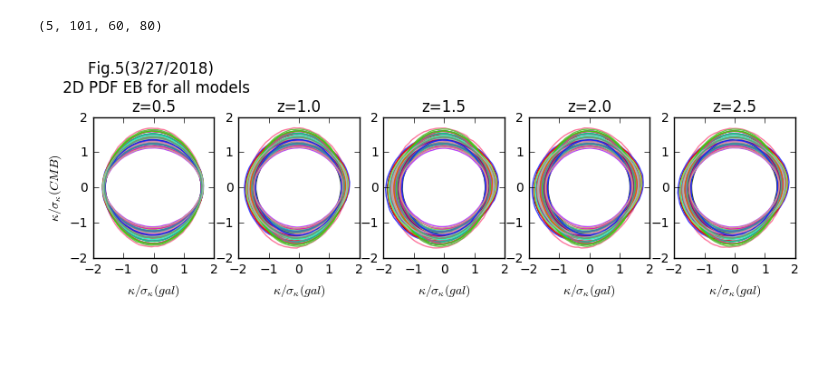
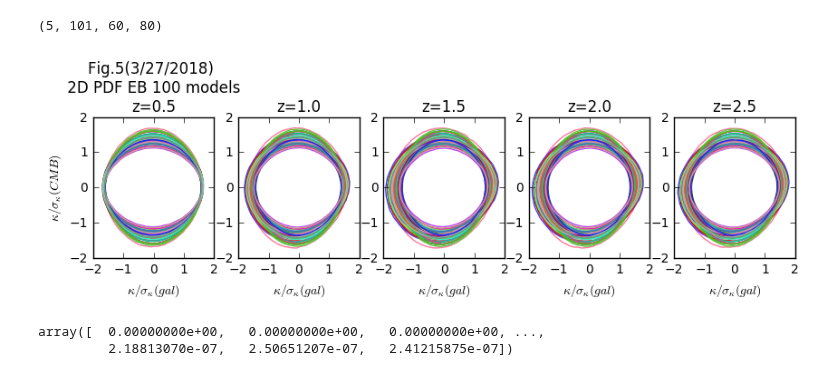
Before and after one commit to liuxx479/PDFs, a Jupyter notebook: PDFs.ipynb, the cells around one changed output. Drawn from its saved outputs; the diff is of its cells as text; code cells hidden in the pictures; blank space fills up the shorter version.

```diff
--- a/PDFs.ipynb
+++ b/PDFs.ipynb
@@ -92,21 +92,21 @@ pdf2debI.shape
 # %%
 f, axes = subplots(1,5,figsize=(10,2))
 for iz in range(5):
     seed(45)
     for ipdf2ds in pdf2debN[iz]:
         icolor=[rand(3),]
         ilev=WLanalysis.findlevel(ipdf2ds)
         axes[iz].contour(X, Y, ipdf2ds, levels=[ilev[0],],colors=icolor)
     axes[iz].set_title('z=%.1f'%(z_source[iz]))
     axes[iz].set_xlim(-2,2)
     axes[iz].set_ylim(-2,2)
     axes[iz].locator_params(tight=True, nbins=4)
     axes[iz].set_xlabel(r'$\kappa/\sigma_\kappa (gal)$')
 
 ax1=axes[0]
 ax1.legend(loc=0,frameon=0, fontsize=10)
 ax1.set_ylabel(r'$\kappa/\sigma_\kappa (CMB)$')
-ax1.set_title('Fig.5(3/27/2018) \n 2D PDF EB for all models\nz=0.5')
+ax1.set_title('Fig.5(3/27/2018) \n 2D PDF EB 100 models \nz=0.5')
 show()
 # %% [output]
-[figure, old version]
+[figure, new version]
@@ -112,0 +115,5 @@ show()
+# %%
+PDF2dInterp[0]([0.09, 0.3, 2.1])
+# %% [output]
+array([  0.00000000e+00,   0.00000000e+00,   0.00000000e+00, ...,
+         2.18813070e-07,   2.50651207e-07,   2.41215875e-07])
```
Also changed, not shown: parts of 6 cells of this notebook.
